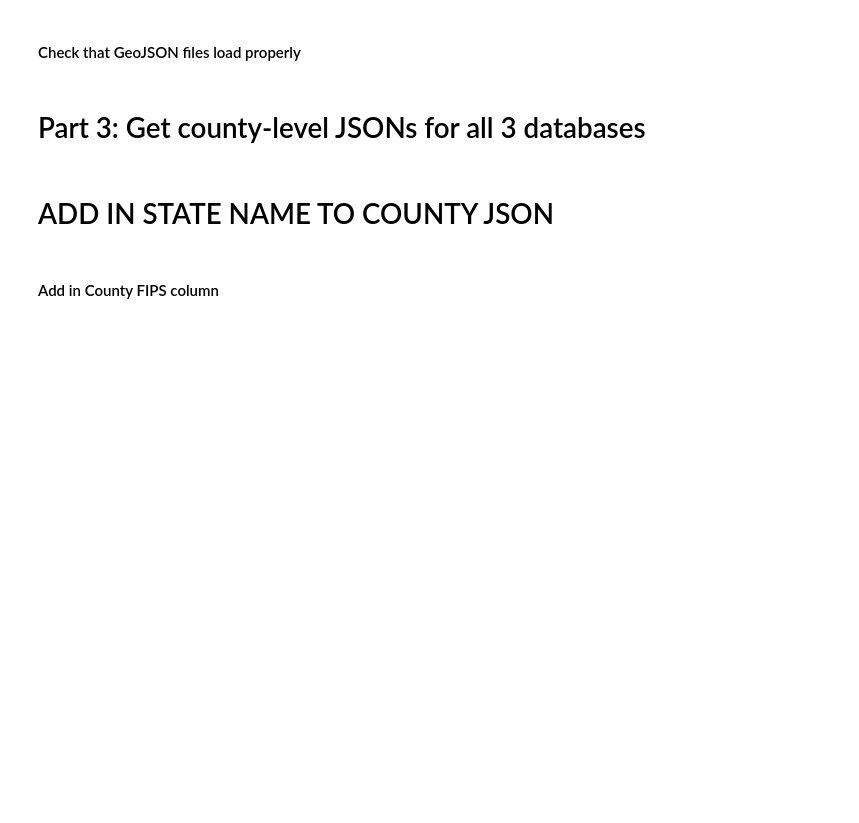
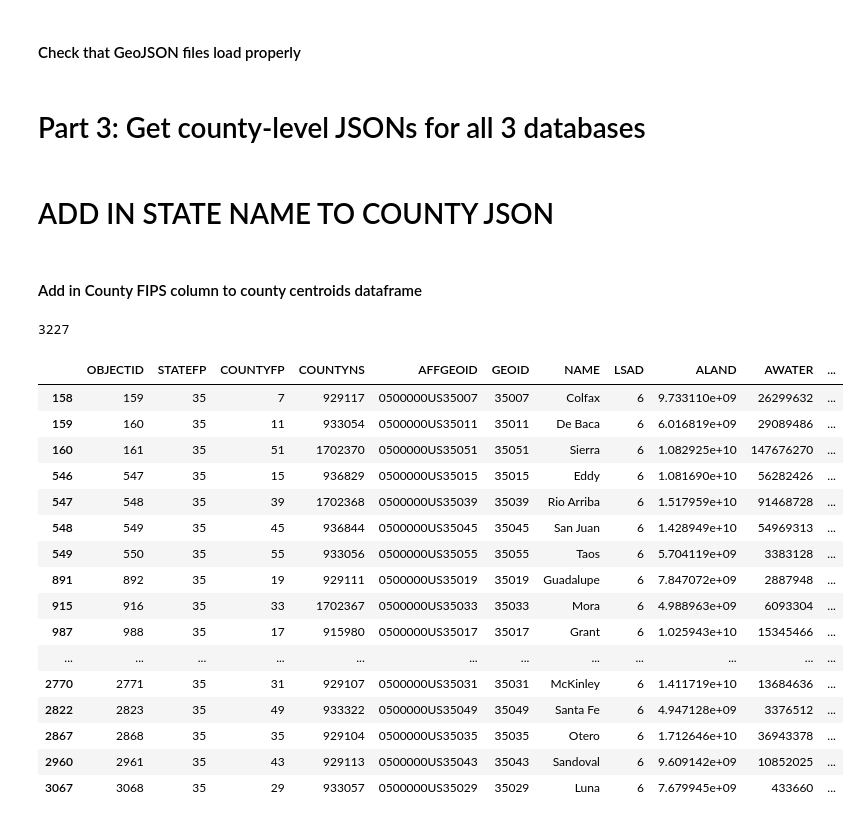
Before and after one commit to Christopher-Pierson/The-Lost-People, a Jupyter notebook: data/Data_mgmt.ipynb, the cells around one changed output. Cells and saved outputs as stored; diff of their text form; code cells hidden in the pictures; blank space fills up the shorter version.

```diff
--- a/data/Data_mgmt.ipynb
+++ b/data/Data_mgmt.ipynb
@@ -649,14 +657,34 @@ len(test_uni_df)
 # %% [markdown]
 # ADD IN STATE NAME TO COUNTY JSON
 # %% [markdown]
-#### Add in County FIPS column
+#### Add in County FIPS column to county centroids dataframe
 # %%
 # check county dataframe
-county_centroids_df.head()
-# len(county_centroids_df)
+# county_centroids_df.head()
+len(county_centroids_df)
+# %% [output]
+3227
 # %%
-county_subset = county_centroids_df.loc[county_centroids_df['STATEFP']==35]
-county_subset
+# county_subset = county_centroids_df.loc[county_centroids_df['STATEFP']==35]
+# county_subset
+# %% [output]
+|  | OBJECTID | STATEFP | COUNTYFP | COUNTYNS | AFFGEOID | GEOID | NAME | LSAD | ALAND | AWATER | ... |
+| 158 | 159 | 35 | 7 | 929117 | 0500000US35007 | 35007 | Colfax | 6 | 9.733110e+09 | 26299632 | ... |
+| 159 | 160 | 35 | 11 | 933054 | 0500000US35011 | 35011 | De Baca | 6 | 6.016819e+09 | 29089486 | ... |
+| 160 | 161 | 35 | 51 | 1702370 | 0500000US35051 | 35051 | Sierra | 6 | 1.082925e+10 | 147676270 | ... |
+| 546 | 547 | 35 | 15 | 936829 | 0500000US35015 | 35015 | Eddy | 6 | 1.081690e+10 | 56282426 | ... |
+| 547 | 548 | 35 | 39 | 1702368 | 0500000US35039 | 35039 | Rio Arriba | 6 | 1.517959e+10 | 91468728 | ... |
+| 548 | 549 | 35 | 45 | 936844 | 0500000US35045 | 35045 | San Juan | 6 | 1.428949e+10 | 54969313 | ... |
+| 549 | 550 | 35 | 55 | 933056 | 0500000US35055 | 35055 | Taos | 6 | 5.704119e+09 | 3383128 | ... |
+| 891 | 892 | 35 | 19 | 929111 | 0500000US35019 | 35019 | Guadalupe | 6 | 7.847072e+09 | 2887948 | ... |
+| 915 | 916 | 35 | 33 | 1702367 | 0500000US35033 | 35033 | Mora | 6 | 4.988963e+09 | 6093304 | ... |
+| 987 | 988 | 35 | 17 | 915980 | 0500000US35017 | 35017 | Grant | 6 | 1.025943e+10 | 15345466 | ... |
+| ... | ... | ... | ... | ... | ... | ... | ... | ... | ... | ... | ... |
+| 2770 | 2771 | 35 | 31 | 929107 | 0500000US35031 | 35031 | McKinley | 6 | 1.411719e+10 | 13684636 | ... |
+| 2822 | 2823 | 35 | 49 | 933322 | 0500000US35049 | 35049 | Santa Fe | 6 | 4.947128e+09 | 3376512 | ... |
+| 2867 | 2868 | 35 | 35 | 929104 | 0500000US35035 | 35035 | Otero | 6 | 1.712646e+10 | 36943378 | ... |
+| 2960 | 2961 | 35 | 43 | 929113 | 0500000US35043 | 35043 | Sandoval | 6 | 9.609142e+09 | 10852025 | ... |
+| 3067 | 3068 | 35 | 29 | 933057 | 0500000US35029 | 35029 | Luna | 6 | 7.679945e+09 | 433660 | ... |
 # %%
 # Add column with compound field key
 county_centroids_df['County_Key'] = county_centroids_df['STATEFP'].astype(str) + "_" + county_centroids_df['NAME']
```
Also changed, not shown: parts of 30 cells of this notebook, 8 other files.
